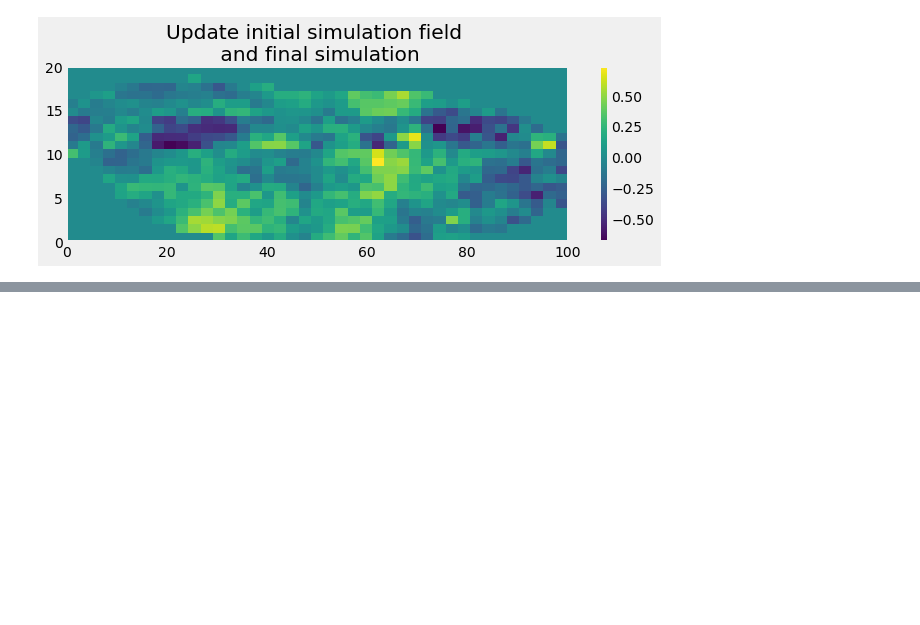
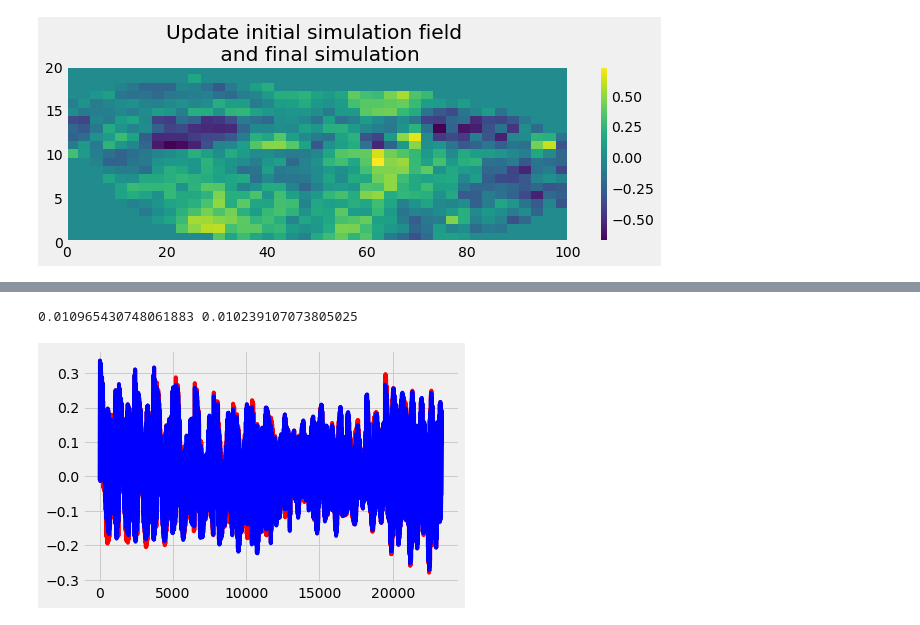
Before and after one commit to Thomas-Beraud/Doctorat_INRS, a Jupyter notebook: Doctorat_INRS/Visualisation_Results.ipynb, the cells around one changed output, grey strips where cells are left out. Cells and saved outputs as stored; diff of their text form; code cells hidden in the pictures; blank space fills up the shorter version.

```diff
--- a/Doctorat_INRS/Visualisation_Results.ipynb
+++ b/Doctorat_INRS/Visualisation_Results.ipynb
@@ -641,5 +646,7 @@ plt.boxplot(SSIM_ref_1)
 # %%
 plt.plot(SSIM_ref_1,c='r')
 plt.plot(SSIM_ref_5,c='b')
-np.mean(SSIM_ref_1)
-np.mean(SSIM_ref_5)
+print(np.mean(SSIM_ref_1),np.mean(SSIM_ref_5))
+# %% [output]
+0.010965430748061883 0.010239107073805025
+[figure, added]
```
Also changed, not shown: parts of 5 cells of this notebook, 17 other files.
